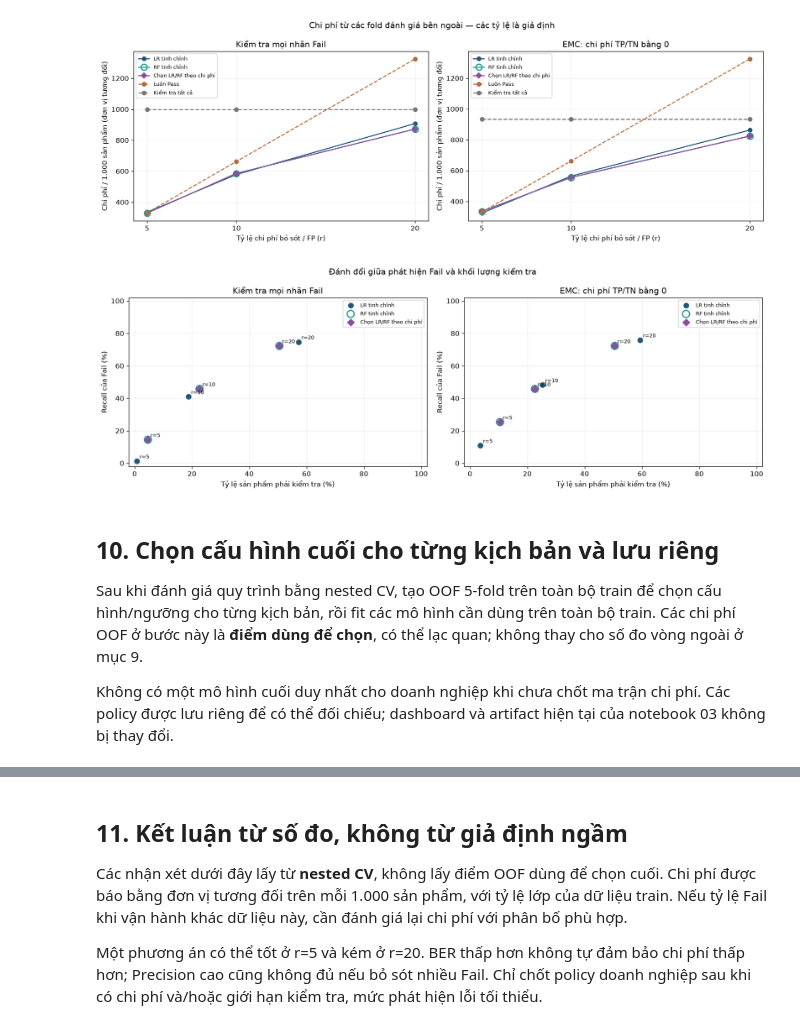
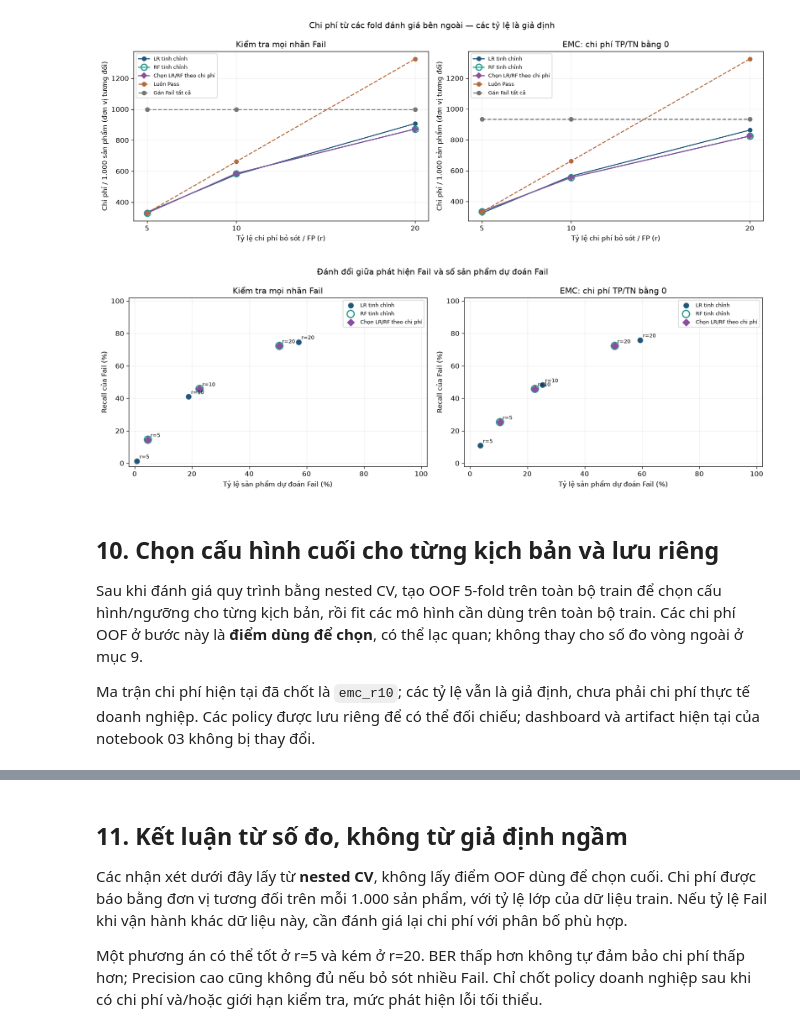
Before and after one commit to QuyDauBac/industry_project, a Jupyter notebook: 03b_cost_sensitive_modeling.ipynb, the cells around one changed output, grey strips where cells are left out. Drawn from its saved outputs; the diff is of its cells as text; code cells hidden in the pictures.

Commit message:
Finalize EMC decision and simplify notebook 03b threshold search

```diff
--- a/03b_cost_sensitive_modeling.ipynb
+++ b/03b_cost_sensitive_modeling.ipynb
@@ -404,7 +399,7 @@ if INCLUDE_ERROR_ONLY_SCENARIOS:
 scope_labels = {
     "LR": "LR tinh chỉnh", "RF": "RF tinh chỉnh",
     "cost_selected": "Chọn LR/RF theo chi phí",
-    "always_pass": "Luôn Pass", "review_all": "Kiểm tra tất cả",
+    "always_pass": "Luôn Pass", "review_all": "Gán Fail tất cả",
 }
 scope_colors = {
     "LR": "#22577A", "RF": "#2A9D8F", "cost_selected": "#8A4F9E",
@@ -448,42 +443,42 @@ fig, axes = plt.subplots(1, len(families), figsize=(7 * len(families), 4.8), squ
 for ax, cost_family in zip(axes[0], families):
     family_rows = summary[summary["cost_family"].eq(cost_family)]
     seen_annotations = set()
     for scope in ["LR", "RF", "cost_selected"]:
         points = family_rows[family_rows["selection_scope"].eq(scope)].sort_values("cost_ratio")
         ax.scatter(
             100 * points["inspection_rate"], 100 * points["recall"],
             s=110 if scope == "RF" else 55,
             marker="D" if scope == "cost_selected" else "o",
             facecolors="none" if scope == "RF" else scope_colors[scope],
             edgecolors=scope_colors[scope], linewidths=1.8 if scope == "RF" else 1.0,
             label=scope_labels[scope],
         )
         for point in points.itertuples(index=False):
             annotation_key = (point.inspection_rate, point.recall, point.cost_ratio)
             if annotation_key in seen_annotations:
                 continue
             seen_annotations.add(annotation_key)
             ax.annotate(
                 f"r={point.cost_ratio:g}",
                 (100 * point.inspection_rate, 100 * point.recall),
                 xytext=(4, 4), textcoords="offset points", fontsize=8,
             )
-    ax.set(title=family_labels[cost_family], xlabel="Tỷ lệ sản phẩm phải kiểm tra (%)",
+    ax.set(title=family_labels[cost_family], xlabel="Tỷ lệ sản phẩm dự đoán Fail (%)",
            ylabel="Recall của Fail (%)", xlim=(-2, 102), ylim=(-2, 102))
     ax.grid(alpha=0.2)
     ax.legend(fontsize=8)
-fig.suptitle("Đánh đổi giữa phát hiện Fail và khối lượng kiểm tra", fontsize=12)
+fig.suptitle("Đánh đổi giữa phát hiện Fail và số sản phẩm dự đoán Fail", fontsize=12)
 fig.tight_layout()
 fig.savefig(FIGURE_DIR / "nested_recall_vs_inspections.png", dpi=170, bbox_inches="tight")
 plt.show()
 # %% [output]
-[figure, old version]
+[figure, new version]
 # %% [markdown]
 ## 10. Chọn cấu hình cuối cho từng kịch bản và lưu riêng
 
 Sau khi đánh giá quy trình bằng nested CV, tạo OOF 5-fold trên toàn bộ train để chọn cấu hình/ngưỡng cho từng kịch bản, rồi fit các mô hình cần dùng trên toàn bộ train. Các chi phí OOF ở bước này là **điểm dùng để chọn**, có thể lạc quan; không thay cho số đo vòng ngoài ở mục 9.
 
-Không có một mô hình cuối duy nhất cho doanh nghiệp khi chưa chốt ma trận chi phí. Các policy được lưu riêng để có thể đối chiếu; dashboard và artifact hiện tại của notebook 03 không bị thay đổi.
+Ma trận chi phí hiện tại đã chốt là `emc_r10`; các tỷ lệ vẫn là giả định, chưa phải chi phí thực tế doanh nghiệp. Các policy được lưu riêng để có thể đối chiếu; dashboard và artifact hiện tại của notebook 03 không bị thay đổi.
 # %%
 final_start = time.perf_counter()
 final_results = fit_final_cost_policies(
```
Also changed, not shown: parts of 12 cells of this notebook, 15 other files.
